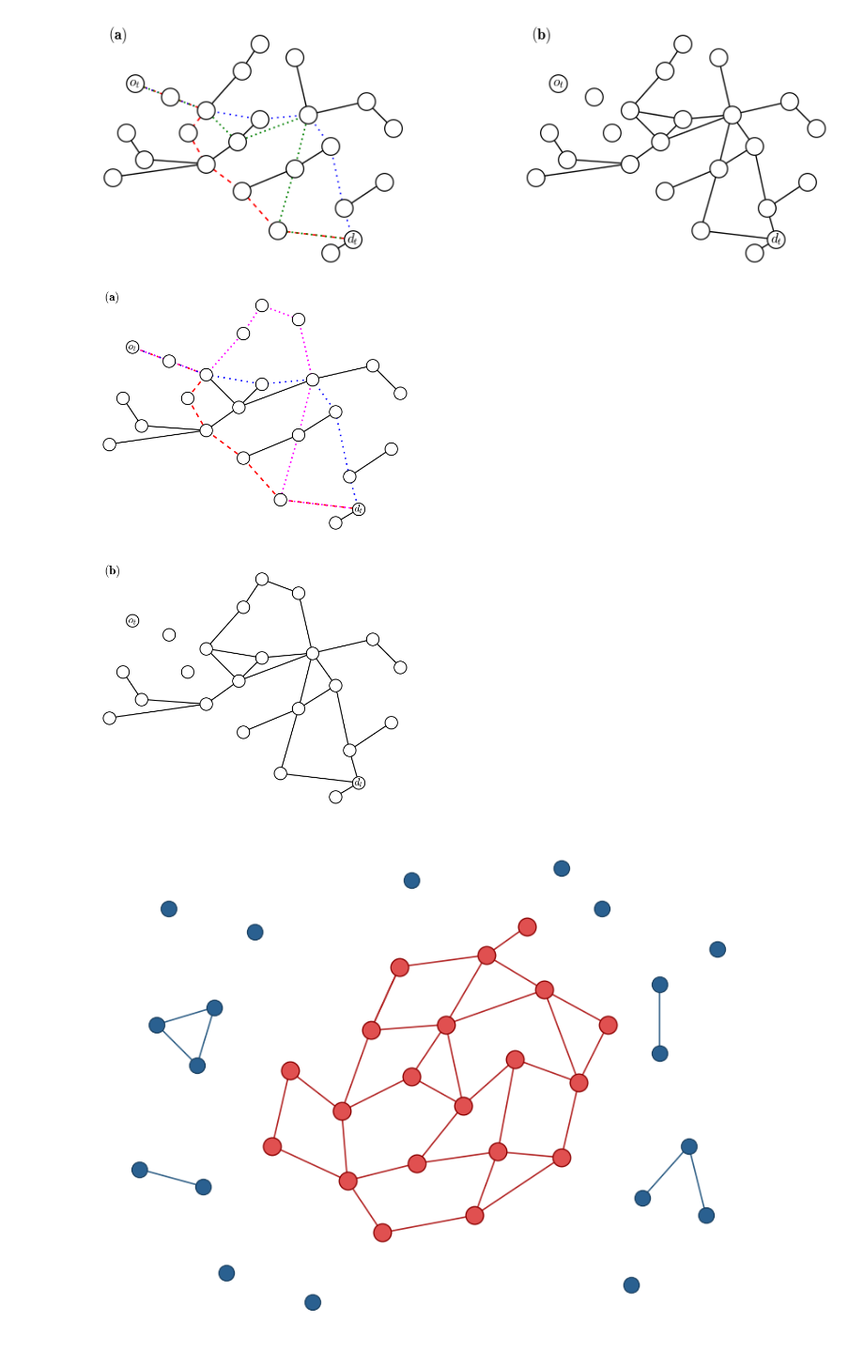
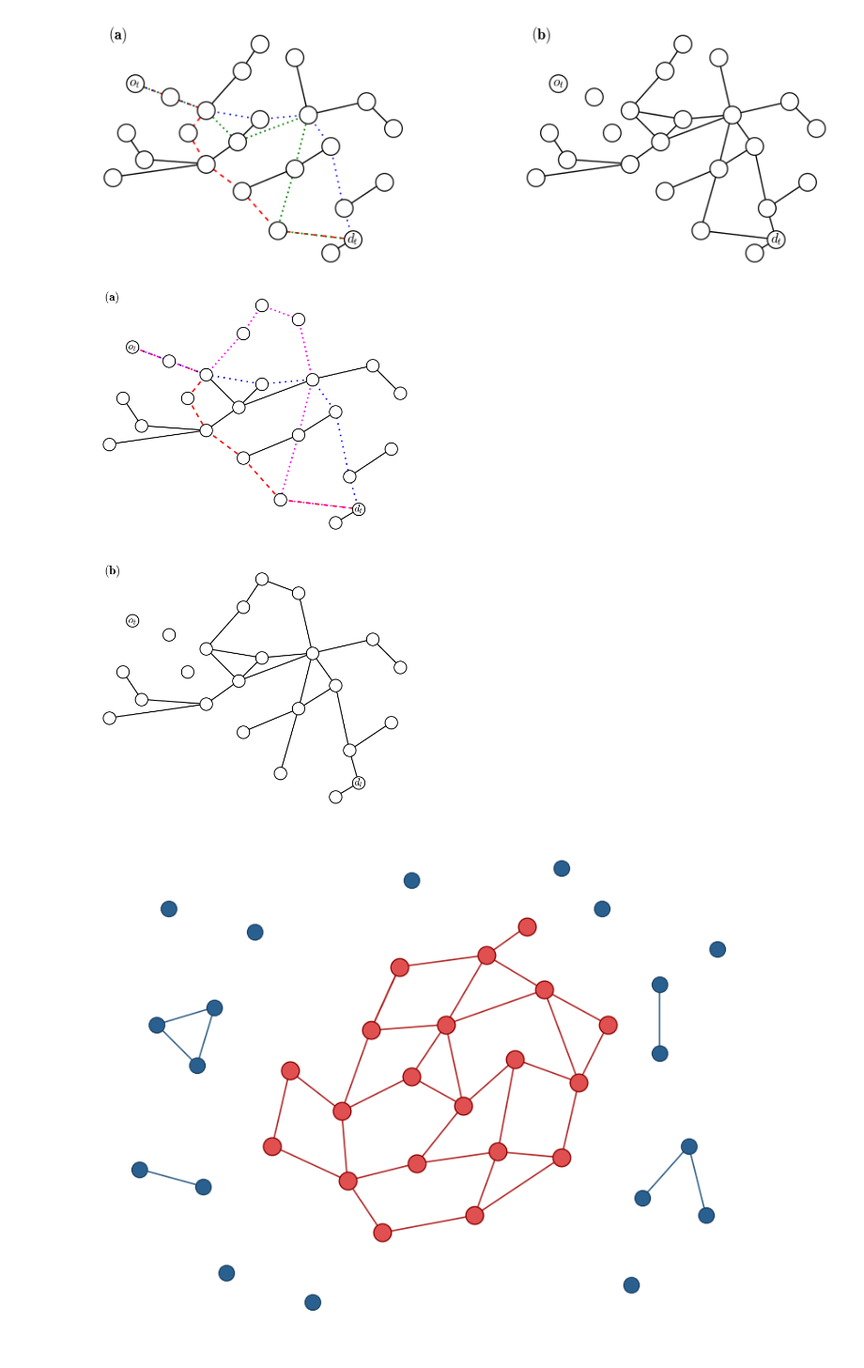
Before and after one commit to VictorFrancheto/refinamento_imagens, a Jupyter notebook: imagens_artigo.ipynb, the cells around one changed output. Shown at 94% size. Drawn from its saved outputs; the diff is of its cells as text; code cells hidden in the pictures.

Commit message:
ajust-image

```diff
--- a/imagens_artigo.ipynb
+++ b/imagens_artigo.ipynb
@@ -855,35 +855,35 @@ for path, style, color, lw in [
     (blue_path,  (0, (1, 3)), 'blue', PATH_LW),
     (green_path, (0, (1, 2)), 'magenta', PATH_LW + 0.1),
 ]:
     for u, v in path:
         ax1.plot([pos[u][0], pos[v][0]],
                  [pos[u][1], pos[v][1]],
                  linestyle=style, color=color, linewidth=lw, zorder=2)
 
 draw_nodes(ax1, pos)
 ax1.text(-4.0, 3.0, r'$\mathbf{(a)}$', fontsize=PANEL_FS)
 
 # ---------- Painel (b) ----------
 remaining_edges = unique_edges(base_edges + blue_path + green_path)
 
-edges_to_remove_b = {('ot', 'v0'), ('v0', 'v1')}
+edges_to_remove_b = {('ot', 'v0'), ('v0', 'v1'), ('c', 'dt')}
 
 for u, v in remaining_edges:
     if (u, v) in edges_to_remove_b or (v, u) in edges_to_remove_b:
         continue
 
     ax2.plot([pos[u][0], pos[v][0]],
              [pos[u][1], pos[v][1]],
              color='black', linewidth=BASE_LW, zorder=1)
 
 draw_nodes(ax2, pos)
 ax2.text(-4.0, 3.0, r'$\mathbf{(b)}$', fontsize=PANEL_FS)
 
 plt.savefig("spp_diagram_vertical.png", dpi=400, bbox_inches='tight', pad_inches=0.2)
 plt.savefig("spp_diagram_vertical.pdf", bbox_inches='tight', pad_inches=0.2)
 plt.show()
 # %% [output]
-[figure, old version]
+[figure, new version]
 # %%
 
 import matplotlib.pyplot as plt
```
Also changed, not shown: 4 other files.
